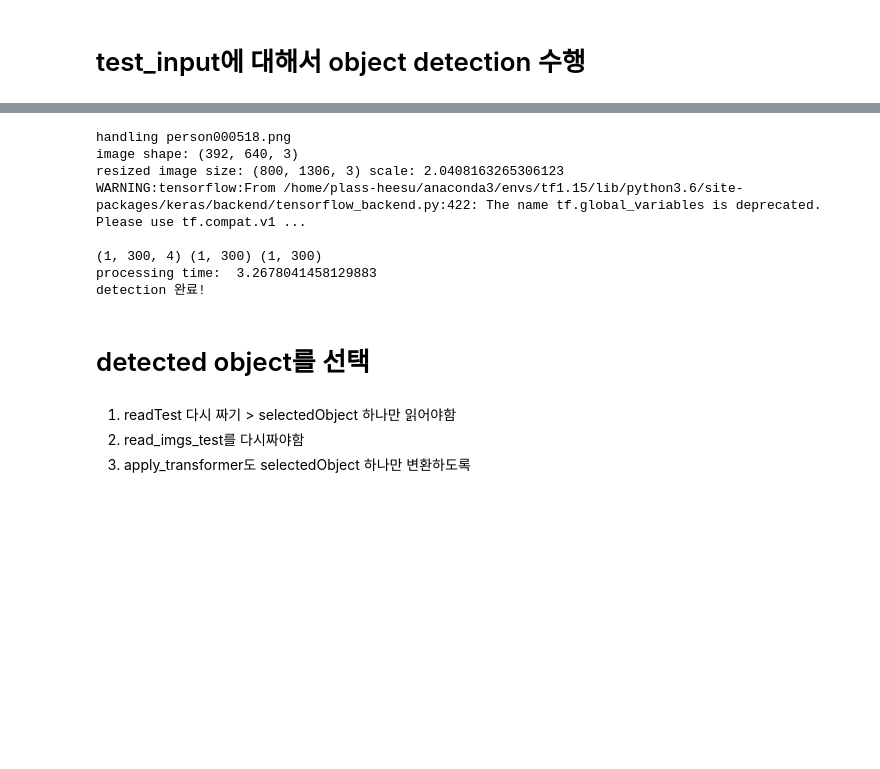
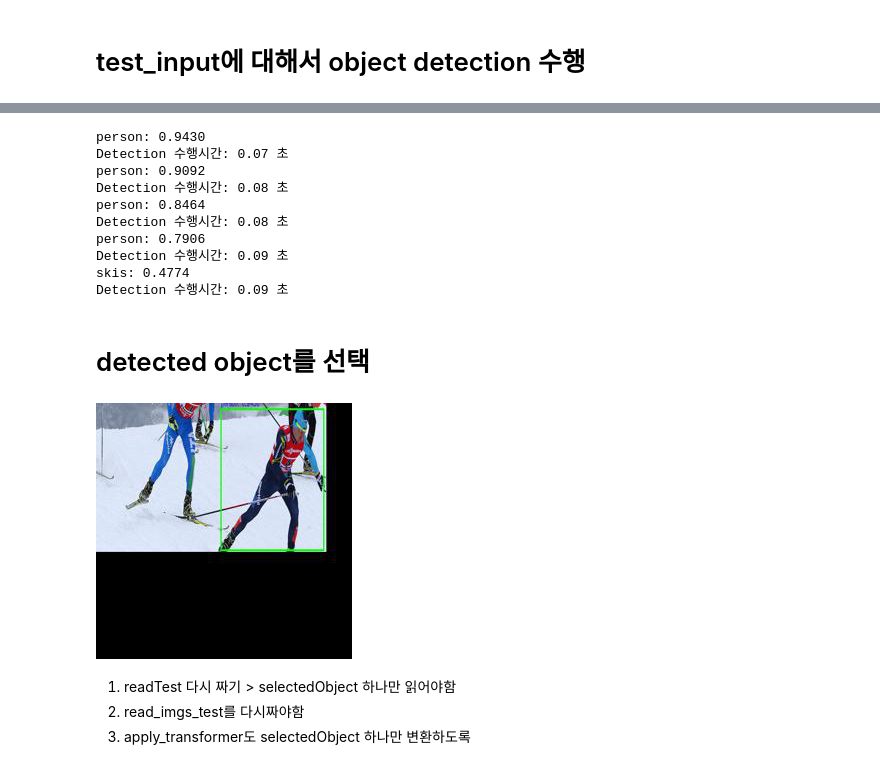
Before and after one commit to G-Polya/2021-1-CECD3-four-elSe-1, a Jupyter notebook: integrated_main/detect_and_retrieval.ipynb, the cells around one changed output, grey strips where cells are left out. Drawn from its saved outputs; the diff is of its cells as text; code cells hidden in the pictures; blank space fills up the shorter version.

```diff
--- a/integrated_main/detect_and_retrieval.ipynb
+++ b/integrated_main/detect_and_retrieval.ipynb
@@ -58,0 +16,2 @@ Use tf.where in 2.0, which has the same broadcast rule as np.where
+# %%
+model = get_detector()
@@ -59,22 +36,32 @@ Use tf.where in 2.0, which has the same broadcast rule as np.where
+# %%
+dataset_path = "./original_test/"
+output_path = "./detected_data/detected_from_test/"
+dataset_list = os.listdir("./original_test")
 # %%
-from object_detection2 import object_detection
-objectList = object_detection(retina_model, dataset_list, dataset_path, output_path)
+detected_objectList, _ = object_detection(model, dataset_list,dataset_path, output_path)
 # %% [output]
-handling person000518.png
-image shape: (392, 640, 3)
-resized image size: (800, 1306, 3) scale: 2.0408163265306123
-WARNING:tensorflow:From /home/plass-heesu/anaconda3/envs/tf1.15/lib/python3.6/site-packages/keras/backend/tensorflow_backend.py:422: The name tf.global_variables is deprecated. Please use tf.compat.v1 ...
-
-(1, 300, 4) (1, 300) (1, 300)
-processing time:  3.2678041458129883
-detection 완료!
+person: 0.9430
+Detection 수행시간: 0.07 초
+person: 0.9092
+Detection 수행시간: 0.08 초
+person: 0.8464
+Detection 수행시간: 0.08 초
+person: 0.7906
+Detection 수행시간: 0.09 초
+skis: 0.4774
+Detection 수행시간: 0.09 초
 # %% [markdown]
 # detected object를 선택
 # %%
-selectedObject = objectList[1]
+selectedObject = detected_objectList[1]
+
 selectedObject_path = selectedObject["objectImagePath"]
 # %%
 selectedObject_pil = Image.open(selectedObject_path)
+# %%
+selectedObject_pil
+# %% [output]
+[figure, added]
 # %% [markdown]
 1. readTest 다시 짜기 > selectedObject 하나만 읽어야함
 2. read_imgs_test를 다시짜야함
```
Also changed, not shown: parts of 18 cells of this notebook.
